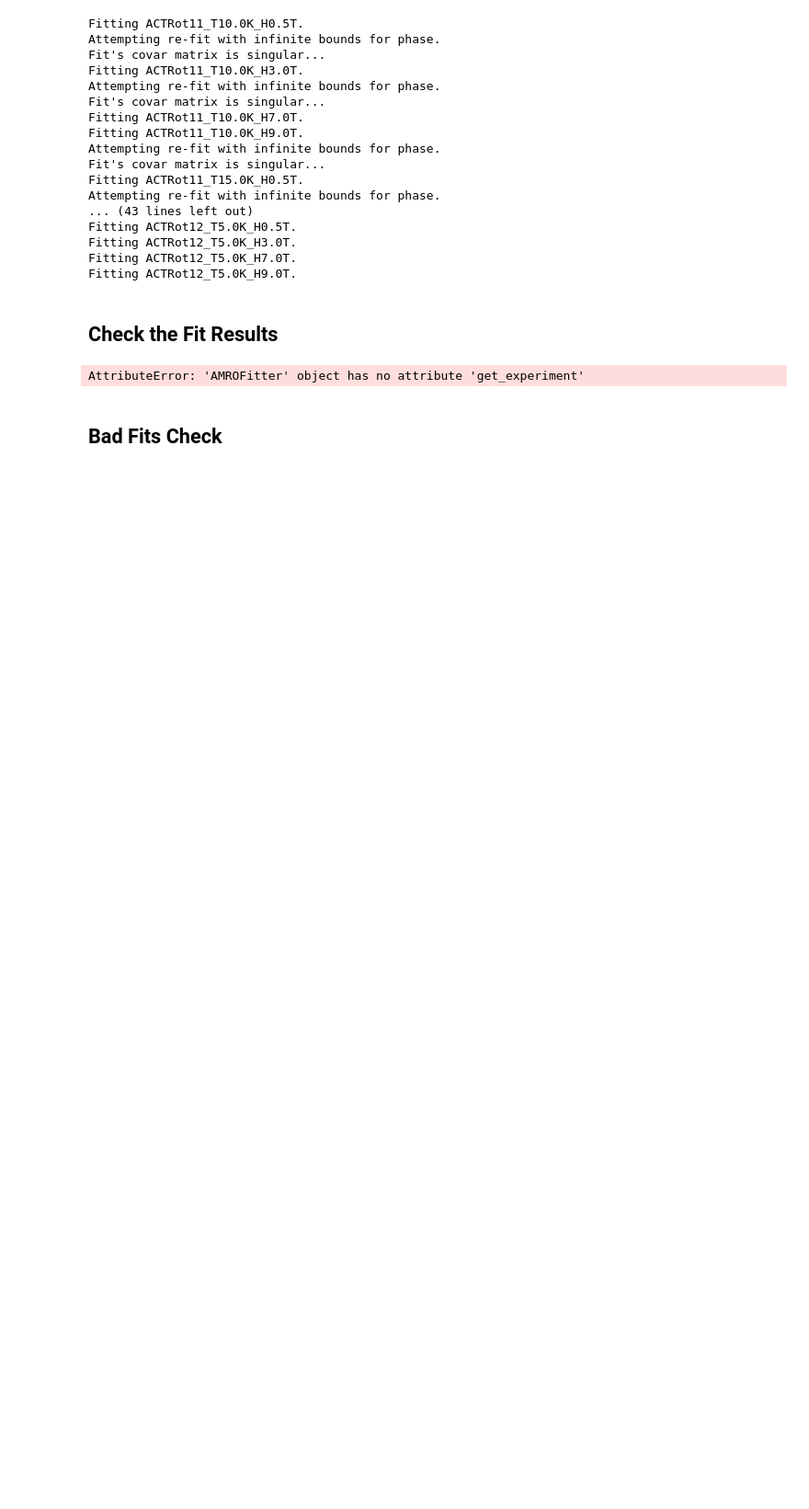
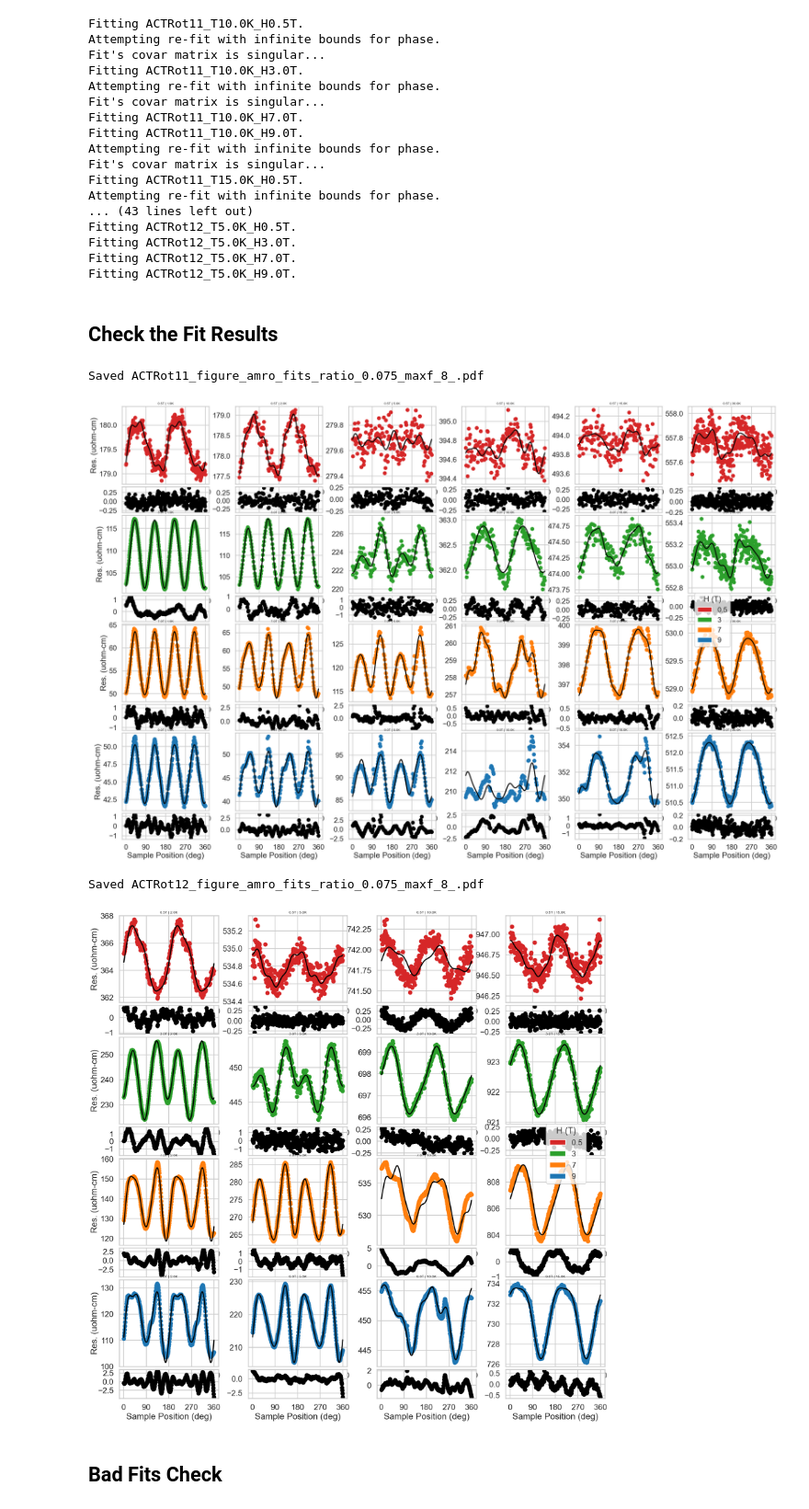
Before and after one commit to BaconBaconBacon/Data-Science-Portfolio, a Jupyter notebook: Python/MSc Data Analyses/AMRO Fourier Transform and Fit/notebooks/01-load-fourier-and-fit.ipynb, the cells around one changed output. Shown at 92% size. Saved outputs shown, nothing was run; the diff lists cells and outputs as text; code cells hidden in the pictures; blank space fills up the shorter version.

```diff
--- a/Python/MSc Data Analyses/AMRO Fourier Transform and Fit/notebooks/01-load-fourier-and-fit.ipynb
+++ b/Python/MSc Data Analyses/AMRO Fourier Transform and Fit/notebooks/01-load-fourier-and-fit.ipynb
@@ -115,12 +117,17 @@ Fitting ACTRot12_T5.0K_H9.0T.
 ## Check the Fit Results
 # %%
 for ACT_label in ['ACTRot11', 'ACTRot12']:
+    sns.set_context('poster')
+    sns.set_style("whitegrid")
     fig, ax = fitter.plot_fits_with_residuals_uohm(act_choice=ACT_label)
-    filename = f"{ACT_label}_figure_{fitter.save_name}.pdf"
+    filename = f"{ACT_label}_figure_amro_fits_{fitter.filter_str}.pdf"
     fitter.save_plot(fig,filename)
     plt.show()
 # %% [output]
-AttributeError: 'AMROFitter' object has no attribute 'get_experiment'
+Saved ACTRot11_figure_amro_fits_ratio_0.075_maxf_8_.pdf
+[figure, added]
+Saved ACTRot12_figure_amro_fits_ratio_0.075_maxf_8_.pdf
+[figure, added]
 # %% [markdown]
 ## Bad Fits Check
 # %%
```
Also changed, not shown: parts of 2 cells of this notebook, 3 other files.
